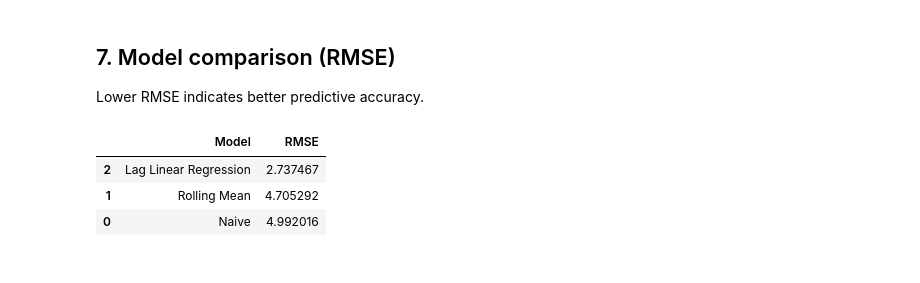
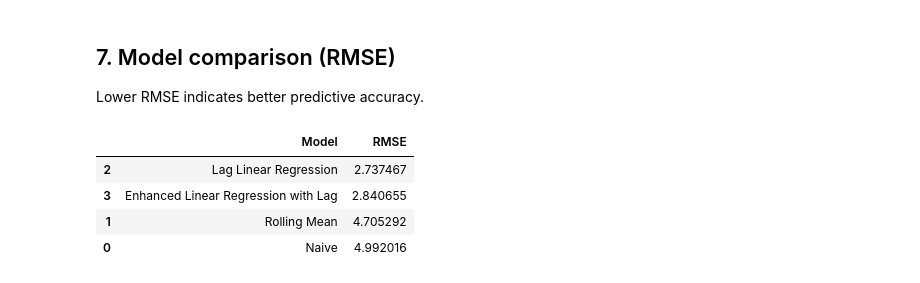
Before and after one commit to x1n0x/time-series-temperature-forecast, a Jupyter notebook: notebooks/03_baseline_models.ipynb, the cells around one changed output. Drawn from its saved outputs; the diff is of its cells as text; code cells hidden in the pictures.

Commit message:
03_time_series_modeling: lag & rolling feature engineering with leakage fix and RMSE comparison

```diff
--- a/notebooks/03_baseline_models.ipynb
+++ b/notebooks/03_baseline_models.ipynb
@@ -170,0 +190,24 @@ plt.show()
+# %%
+cols_for_model = ["tavg"] + features
+
+df_model = df[cols_for_model].dropna().copy()
+# %%
+train = df_model.iloc[:-90]
+test = df_model.iloc[-90:]
+# %%
+features = [col for col in df_model.columns if col.startswith("lag_")
+            or col.startswith("rolling")]
+
+X_train = train[features]
+y_train = train["tavg"]
+
+X_test = test[features]
+y_test = test["tavg"]
+# %%
+model = LinearRegression()
+model.fit(X_train, y_train)
+
+y_pred = model.predict(X_test)
+
+rmse_lr_lag = np.sqrt(mean_squared_error(y_test, y_pred))
+rmse_lr_lag
@@ -174,14 +228,15 @@ plt.show()
 Lower RMSE indicates better predictive accuracy.
 # %%
 results = pd.DataFrame({
-    "Model": ["Naive", "Rolling Mean", "Lag Linear Regression"],
-    "RMSE": [rmse_naive, rmse_roll, rmse_lr]
+    "Model": ["Naive", "Rolling Mean", "Lag Linear Regression","Enhanced Linear Regression with Lag"],
+    "RMSE": [rmse_naive, rmse_roll, rmse_lr, rmse_lr_lag]
 })
 
 results.sort_values("RMSE")
 # %% [output]
 |  | Model | RMSE |
 | 2 | Lag Linear Regression | 2.737467 |
+| 3 | Enhanced Linear Regression with Lag | 2.840655 |
 | 1 | Rolling Mean | 4.705292 |
 | 0 | Naive | 4.992016 |
 # %% [markdown]
```
Also changed, not shown: parts of 9 cells of this notebook.
